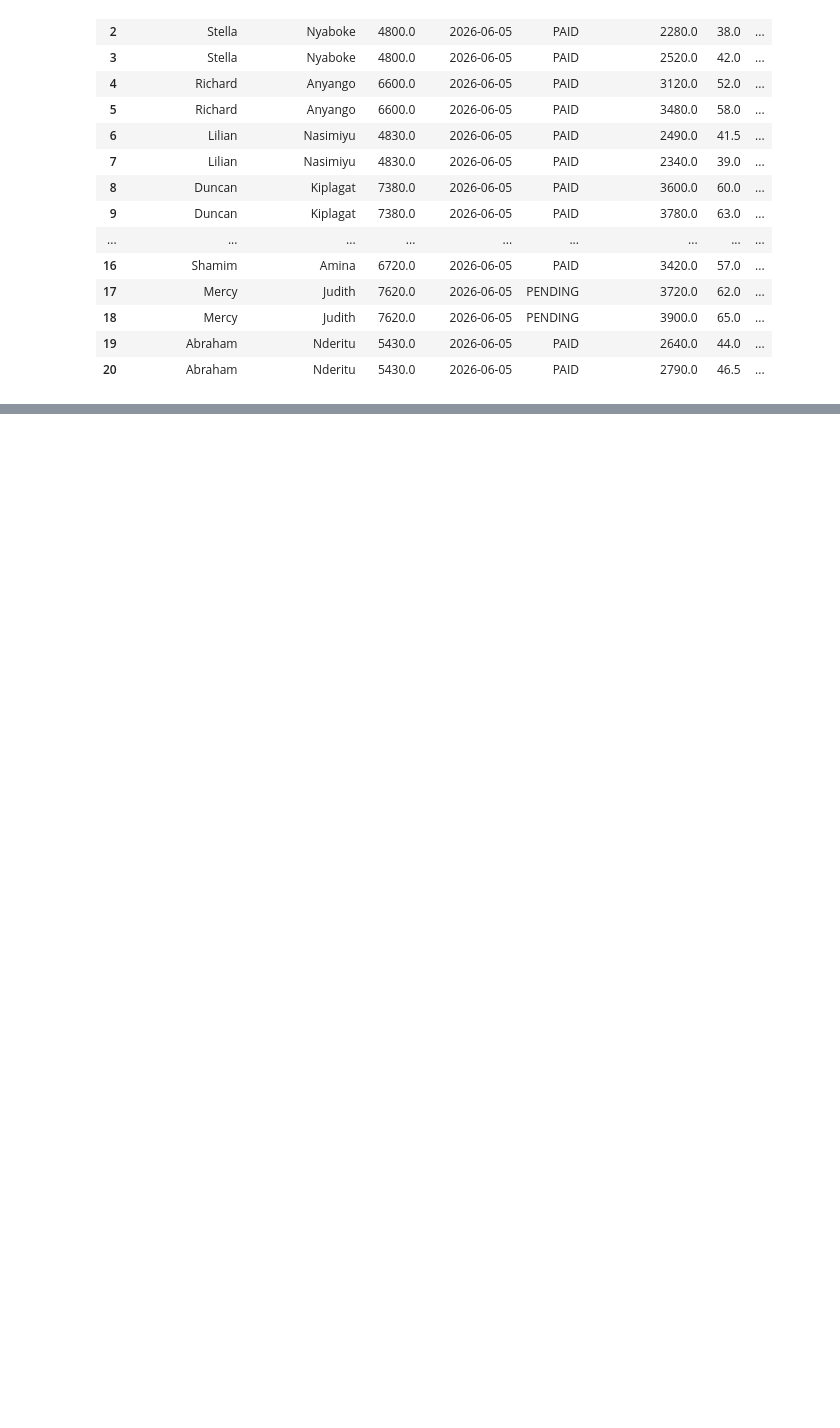
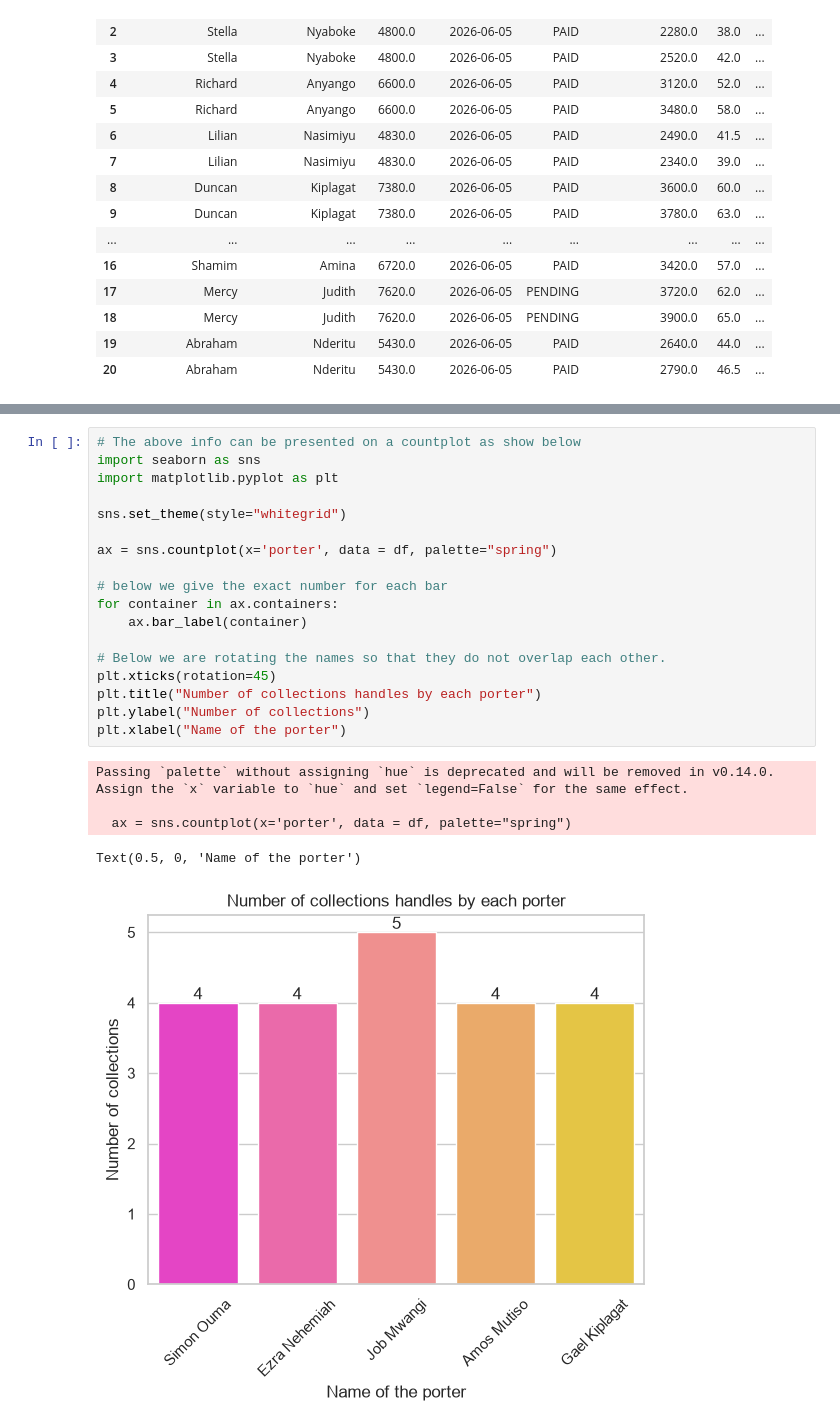
Before and after one commit to lynnewambui-arch/Data-Science-Analysis, a Jupyter notebook: EDA.ipynb, the cells around one changed output, grey strips where cells are left out. Cells and saved outputs as stored; diff of their text form; blank space fills up the shorter version.

```diff
--- a/EDA.ipynb
+++ b/EDA.ipynb
@@ -150,0 +193,24 @@ df
+# %%
+# The above info can be presented on a countplot as show below
+import seaborn as sns
+import matplotlib.pyplot as plt
+
+sns.set_theme(style="whitegrid")
+
+ax = sns.countplot(x='porter', data = df, palette="spring")
+
+# below we give the exact number for each bar
+for container in ax.containers:
+    ax.bar_label(container)
+
+# Below we are rotating the names so that they do not overlap each other.
+plt.xticks(rotation=45)
+plt.title("Number of collections handles by each porter")
+plt.ylabel("Number of collections")
+plt.xlabel("Name of the porter")
+# %% [output]
+Passing `palette` without assigning `hue` is deprecated and will be removed in v0.14.0. Assign the `x` variable to `hue` and set `legend=False` for the same effect.
+
+  ax = sns.countplot(x='porter', data = df, palette="spring")
+Text(0.5, 0, 'Name of the porter')
+[figure, added]
```
Also changed, not shown: parts of 11 cells of this notebook, 1 other file.
